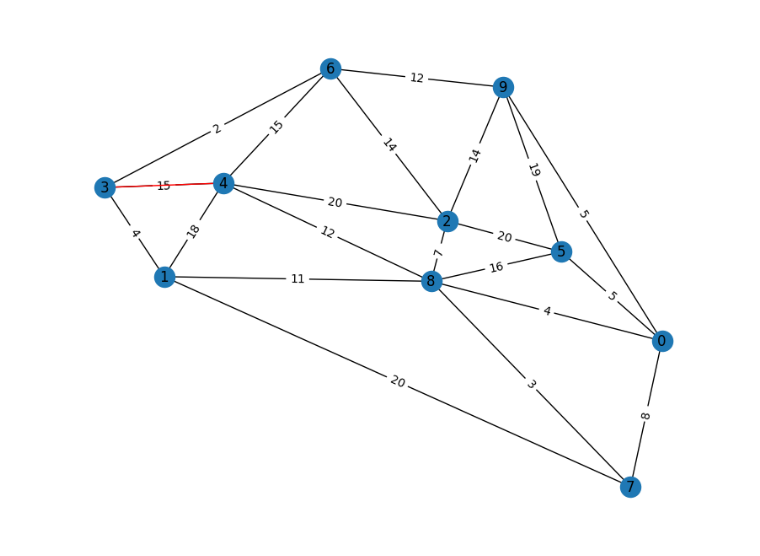
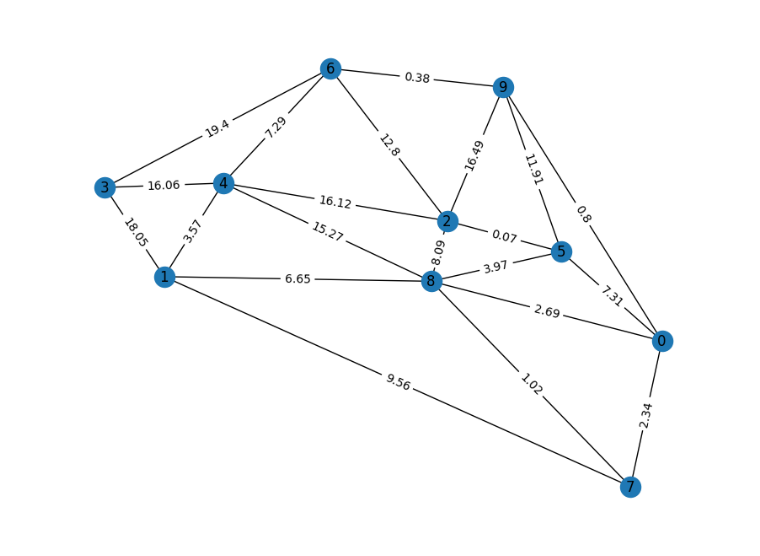
Before and after one commit to AlecTraas/computational-geo-lab, a Jupyter notebook: Colab/Kai/dijkstra.ipynb, the cells around one changed output. Cells and saved outputs as stored; diff of their text form; code cells hidden in the pictures.

```diff
--- a/Colab/Kai/dijkstra.ipynb
+++ b/Colab/Kai/dijkstra.ipynb
@@ -33,20 +29,19 @@ for simplex in tri.simplices:
         for j in range(i+1, 3):
             edge = tuple(sorted([simplex[i], simplex[j]]))
             if edge not in edge_weights:
-                edge_weights[edge] = np.random.randint(1, 21)
+                edge_weights[edge] = (int)(np.random.rand()*2000)/100
 
 G = nx.Graph()
 for edge, weight in edge_weights.items():
     G.add_edge(edge[0], edge[1], weight=weight)
 
 # generate the optimal path from 3 to 5
-path_edges = path_gen(G,3,5)
+path_edges = path_gen(3,5)
 # %%
 plt.figure(figsize=(8, 6))
 pos = {i: points[i] for i in range(len(points))}
 nx.draw(G, pos, with_labels=True, node_size=300)
 nx.draw_networkx_edge_labels(G, pos, edge_labels={(u, v): d['weight'] for u, v, d in G.edges(data=True)})
-draw_edge((3,4),'red')
 plt.show()
 # %% [output]
-[figure, old version]
+[figure, new version]
```
Also changed, not shown: parts of 3 cells of this notebook.
